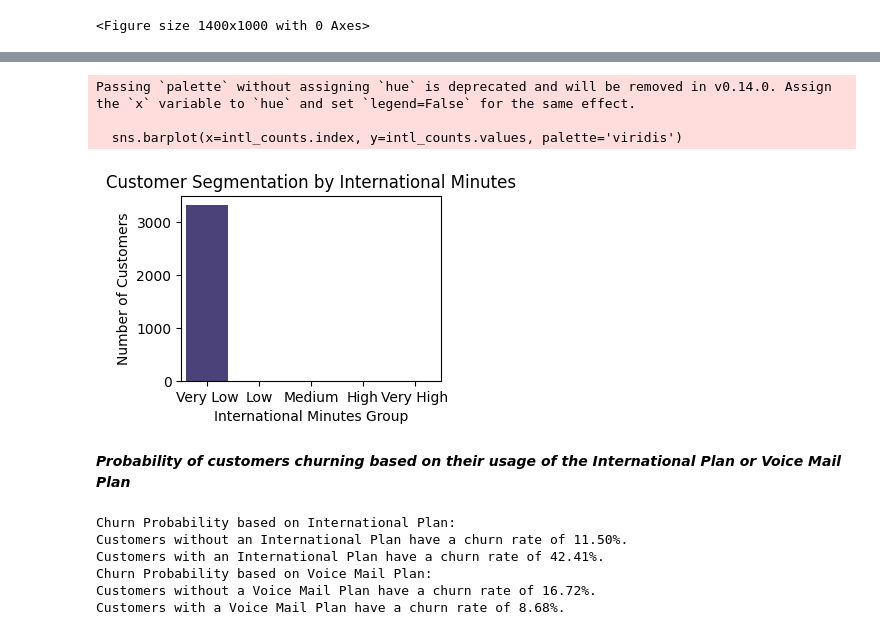
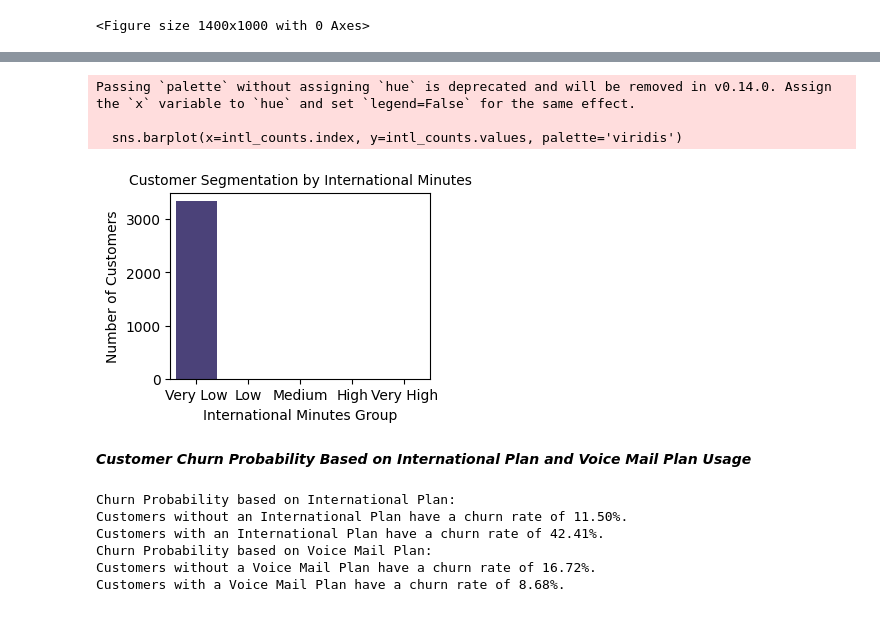
Before and after one commit to Tarannum-Samiha/Classic_Snake, a Jupyter notebook: Telecom_Churn.ipynb, the cells around one changed output, grey strips where cells are left out. Drawn from its saved outputs; the diff is of its cells as text; code cells hidden in the pictures.

```diff
--- a/Telecom_Churn.ipynb
+++ b/Telecom_Churn.ipynb
@@ -108,21 +113,20 @@ Passing `palette` without assigning `hue` is deprecated and will be removed in v
 # %%
-#International Minutes Group
 plt.subplot(2, 2, 4)
 intl_counts = df['Intl Minutes Group'].value_counts().reindex(usage_groups, fill_value=0)
 sns.barplot(x=intl_counts.index, y=intl_counts.values, palette='viridis')
-plt.title('Customer Segmentation by International Minutes')
+plt.title('Customer Segmentation by International Minutes', fontsize=10)
 plt.xlabel('International Minutes Group')
 plt.ylabel('Number of Customers')
 
 plt.tight_layout()
 plt.show()
 # %% [output]
 Passing `palette` without assigning `hue` is deprecated and will be removed in v0.14.0. Assign the `x` variable to `hue` and set `legend=False` for the same effect.
 
   sns.barplot(x=intl_counts.index, y=intl_counts.values, palette='viridis')
-[figure, old version]
+[figure, new version]
 # %% [markdown]
-***Probability of customers churning based on their usage of the International Plan or Voice Mail Plan***
+***Customer Churn Probability Based on International Plan and Voice Mail Plan Usage***
 # %%
 df["churn"] = df["churn"].astype("int64")
 
```
Also changed, not shown: parts of 10 cells of this notebook.
